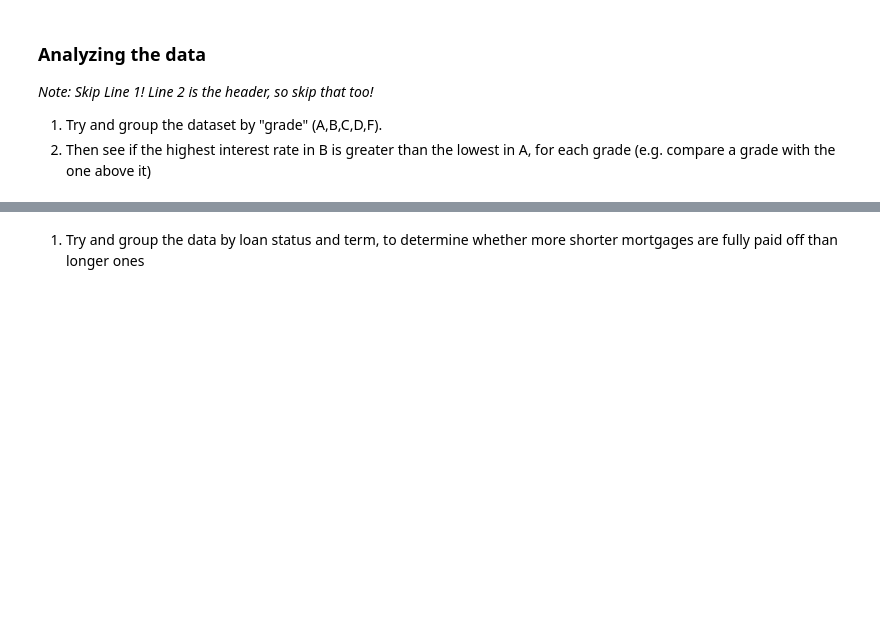
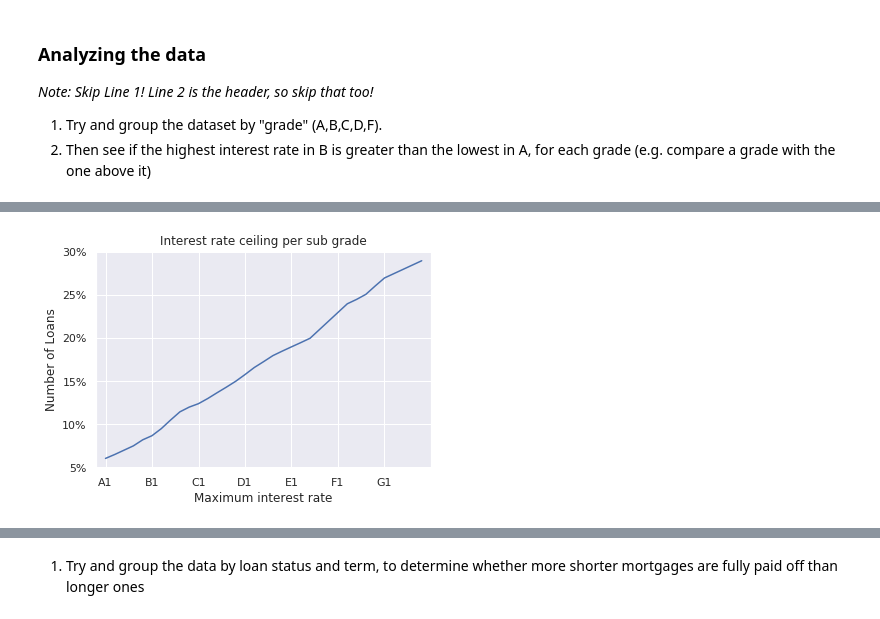
Before and after one commit to nswarr/python-data-analysis-crash-course, a Jupyter notebook: 01-Pandas/Chapter 5.ipynb, the cells around one changed output, grey strips where cells are left out. Cells and saved outputs as stored; diff of their text form; code cells hidden in the pictures; blank space fills up the shorter version.

Commit message:
Finishing pandas
Signed-off-by: Casey Webster <casey.webster@gmail.com>

```diff
--- a/01-Pandas/Chapter 5.ipynb
+++ b/01-Pandas/Chapter 5.ipynb
@@ -11,3 +11,14 @@ I've added a column reference here: https://github.com/jobelenus/python-data-ana
 
 1. Try and group the dataset by "grade" (A,B,C,D,F).
 2. Then see if the highest interest rate in B is greater than the lowest in A, for each grade (e.g. compare a grade with the one above it)
+# %%
+import pandas as pd
+import matplotlib.pyplot as plt
+import matplotlib.ticker as ticker
+import seaborn as sns
+sns.set()
+# %%
+df = pd.read_csv("LoanStats3d.csv.zip", compression="zip", header=1, sep=',')
+# transform some columns
+df["int_rate"] = df["int_rate"].str.rstrip("%").astype(float) / 100.0
+df["term"] = df["term"].str[:3].astype(float)
@@ -13,0 +40,5 @@ I've added a column reference here: https://github.com/jobelenus/python-data-ana
+# %%
+data = df.groupby("sub_grade", as_index=False).agg({
+        "int_rate": ["count", "min", "median", "mean", "max"]
+    })
+print(data)
@@ -13,0 +63,11 @@ I've added a column reference here: https://github.com/jobelenus/python-data-ana
+# %%
+g = sns.lineplot(data=data[("int_rate","max")])
+g.set_xlim(-1,35)
+g.set(xticks=[0,5,10,15,20,25,30,35])
+g.set(xticklabels=data[("sub_grade","")][0::5])
+g.set(title="Interest rate ceiling per sub grade")
+g.set(xlabel="Maximum interest rate", ylabel="Number of Loans")
+g.set(yticklabels=["{0:.0%}".format(f) for f in g.get_yticks()])
+plt.show()
+# %% [output]
+[figure, added]
```
Also changed, not shown: parts of 8 cells of this notebook.
